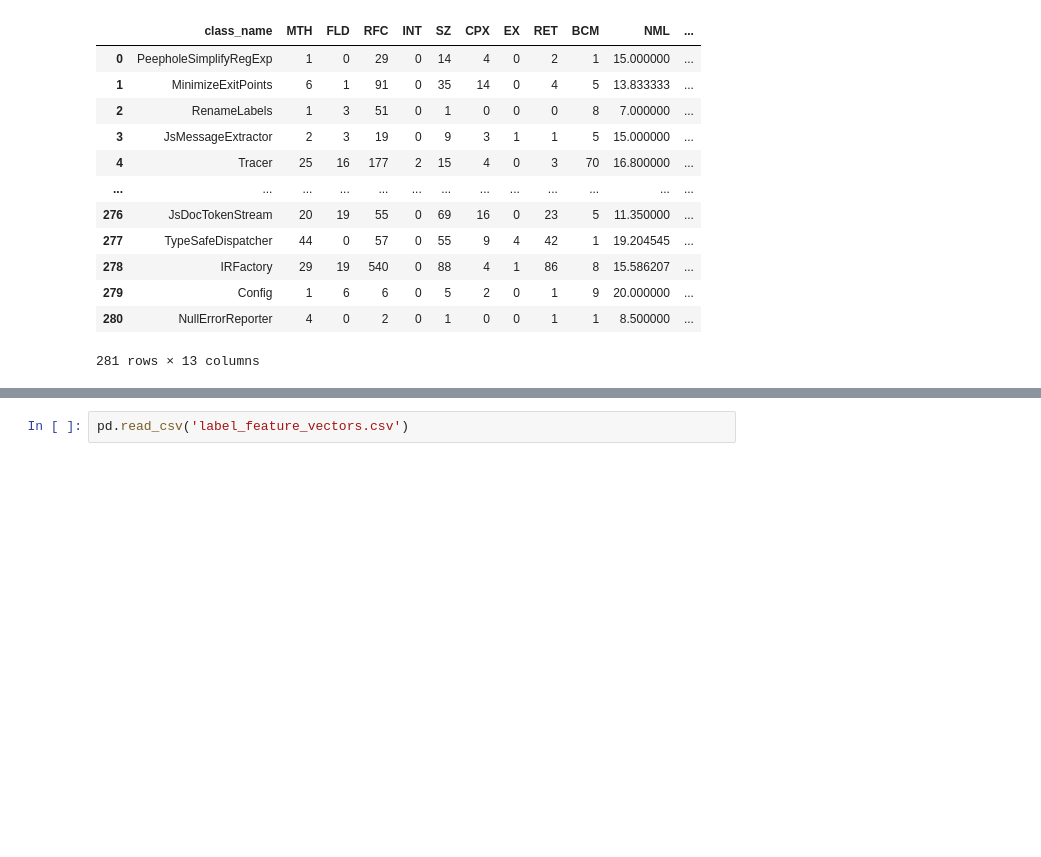
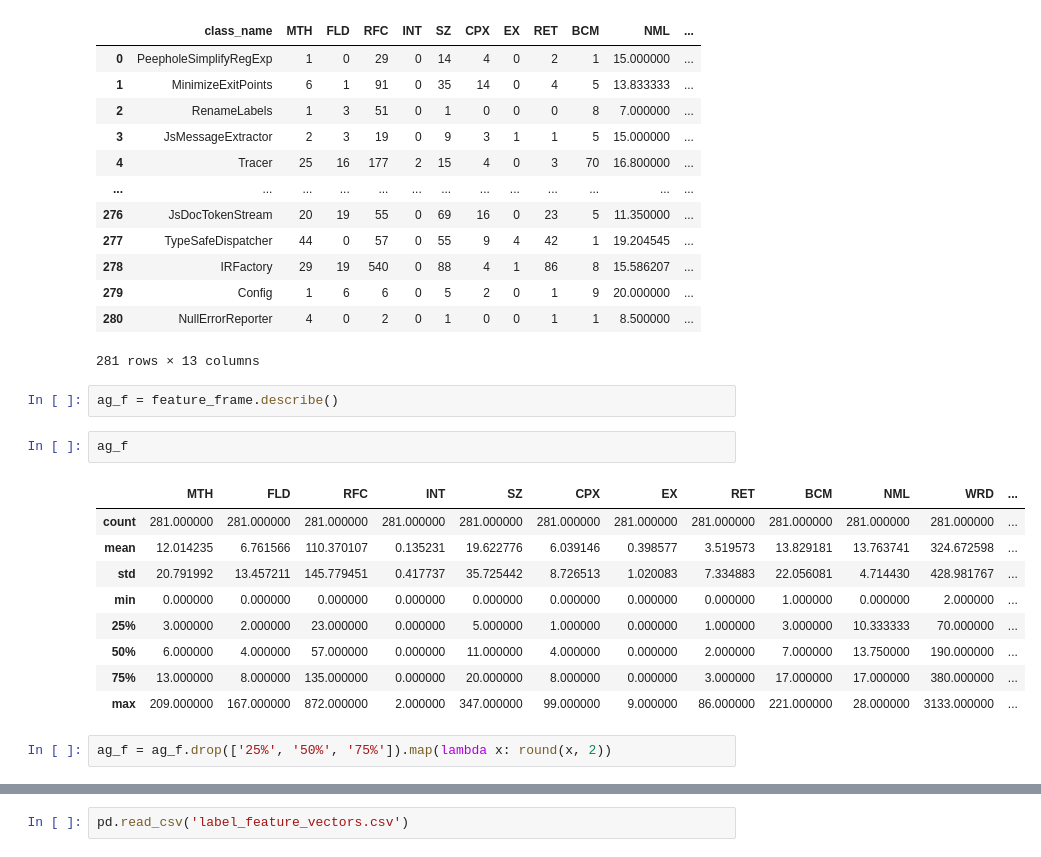
Before and after one commit to navdeeps350/Bug_prediction, a Jupyter notebook: bug_detection.ipynb, the cells around one changed output, grey strips where cells are left out. Cells and saved outputs as stored; diff of their text form; blank space fills up the shorter version.

```diff
--- a/bug_detection.ipynb
+++ b/bug_detection.ipynb
@@ -280,3 +280,19 @@ feature_frame
 | 279 | Config | 1 | 6 | 6 | 0 | 5 | 2 | 0 | 1 | 9 | 20.000000 | ... |
 | 280 | NullErrorReporter | 4 | 0 | 2 | 0 | 1 | 0 | 0 | 1 | 1 | 8.500000 | ... |
 281 rows × 13 columns
+# %%
+ag_f = feature_frame.describe()
+# %%
+ag_f
+# %% [output]
+|  | MTH | FLD | RFC | INT | SZ | CPX | EX | RET | BCM | NML | WRD | ... |
+| count | 281.000000 | 281.000000 | 281.000000 | 281.000000 | 281.000000 | 281.000000 | 281.000000 | 281.000000 | 281.000000 | 281.000000 | 281.000000 | ... |
+| mean | 12.014235 | 6.761566 | 110.370107 | 0.135231 | 19.622776 | 6.039146 | 0.398577 | 3.519573 | 13.829181 | 13.763741 | 324.672598 | ... |
+| std | 20.791992 | 13.457211 | 145.779451 | 0.417737 | 35.725442 | 8.726513 | 1.020083 | 7.334883 | 22.056081 | 4.714430 | 428.981767 | ... |
+| min | 0.000000 | 0.000000 | 0.000000 | 0.000000 | 0.000000 | 0.000000 | 0.000000 | 0.000000 | 1.000000 | 0.000000 | 2.000000 | ... |
+| 25% | 3.000000 | 2.000000 | 23.000000 | 0.000000 | 5.000000 | 1.000000 | 0.000000 | 1.000000 | 3.000000 | 10.333333 | 70.000000 | ... |
+| 50% | 6.000000 | 4.000000 | 57.000000 | 0.000000 | 11.000000 | 4.000000 | 0.000000 | 2.000000 | 7.000000 | 13.750000 | 190.000000 | ... |
+| 75% | 13.000000 | 8.000000 | 135.000000 | 0.000000 | 20.000000 | 8.000000 | 0.000000 | 3.000000 | 17.000000 | 17.000000 | 380.000000 | ... |
+| max | 209.000000 | 167.000000 | 872.000000 | 2.000000 | 347.000000 | 99.000000 | 9.000000 | 86.000000 | 221.000000 | 28.000000 | 3133.000000 | ... |
+# %%
+ag_f = ag_f.drop(['25%', '50%', '75%']).map(lambda x: round(x, 2))
```
Also changed, not shown: parts of 3 cells of this notebook, 22 other files.
